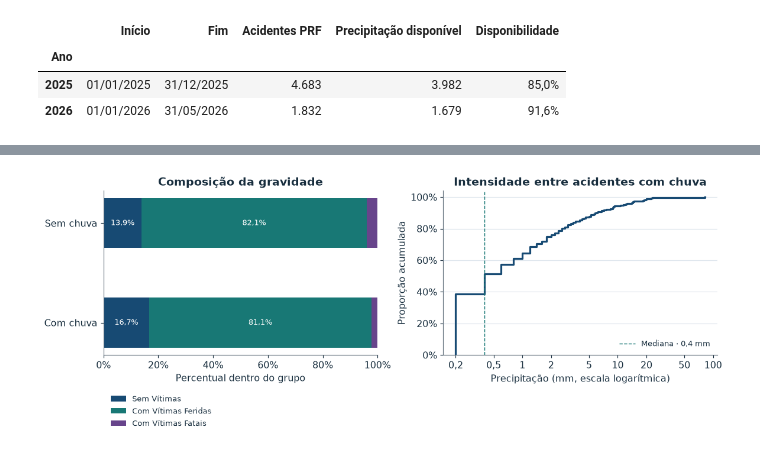
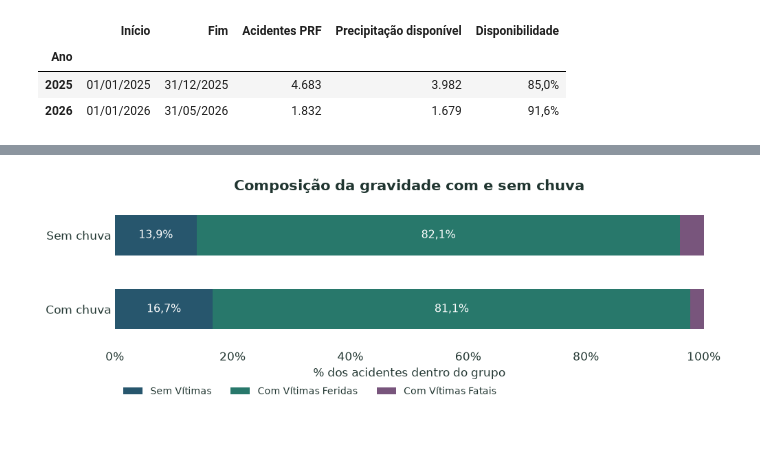
Before and after one commit to LimaGustav/RP2, a Jupyter notebook: RP2_Analise_PRF_INMET.ipynb, the cells around one changed output, grey strips where cells are left out. Saved outputs shown, nothing was run; the diff lists cells and outputs as text; code cells hidden in the pictures.

```diff
--- a/RP2_Analise_PRF_INMET.ipynb
+++ b/RP2_Analise_PRF_INMET.ipynb
@@ -216,0 +405,17 @@ A intensidade é resumida apenas entre os acidentes com precipitação positiva.
+# %%
+chuva_periodo = (
+    amostra.groupby(["ano", "classificacao_acidente"])["chuva_binaria"]
+    .agg(com_chuva="sum", n="size")
+)
+fig, eixos = plt.subplots(1, 2, figsize=(10.8, 3.2), layout="constrained")
+fig.suptitle("Chuva por gravidade e período · análise exploratória")
+for ax, (ano, grupo) in zip(eixos, chuva_periodo.groupby(level="ano")):
+    contagens = grupo.droplevel("ano").reindex(gravidades)
+    proporcoes = contagens["com_chuva"] / contagens["n"]
+    rotulos = [
+        f"{decimal(proporcao * 100)}%  ·  {inteiro(chuva)}/{inteiro(n)}"
+        for proporcao, chuva, n in zip(proporcoes, contagens["com_chuva"], contagens["n"])
+    ]
+    barras_por_gravidade(ax, proporcoes, rotulos, limite=0.245, passo=0.05)
+    ax.set(title=rotulos_periodo[ano], xlabel="% com precipitação acima de 0 mm")
+plt.show()
@@ -217,70 +430,33 @@ A intensidade é resumida apenas entre os acidentes com precipitação positiva.
 # %%
-gravidades = ["Sem Vítimas", "Com Vítimas Feridas", "Com Vítimas Fatais"]
 grupos = ["Sem chuva", "Com chuva"]
 frequencias = pd.crosstab(amostra["chuva_binaria"], amostra["classificacao_acidente"])
 frequencias = frequencias.reindex(index=[0, 1], columns=gravidades, fill_value=0)
 frequencias.index = pd.Index(grupos, name="Precipitação")
+frequencias.columns.name = None
 totais = frequencias.sum(axis=1)
 composicao = frequencias.div(totais, axis=0)
-positiva = amostra.loc[amostra["precipitacao_mm"].gt(0), "precipitacao_mm"]
+display(frequencias.assign(Total=totais).map(inteiro))
 
-resumo = frequencias.assign(Total=totais).map(inteiro)
-display(resumo)
-
-fig, (ax_gravidade, ax_intensidade) = plt.subplots(
-    1, 2, figsize=(11, 4.15), layout="constrained"
-)
+fig, ax = plt.subplots(figsize=(8.85, 2.95), layout="constrained")
 acumulado = pd.Series(0.0, index=grupos)
-for gravidade, cor in zip(gravidades, (AZUL, VERDE, ROXO)):
+for gravidade, cor in zip(gravidades, cores_gravidade):
     valores = composicao[gravidade]
-    ax_gravidade.barh(grupos, valores, left=acumulado, height=0.5, color=cor, label=gravidade)
+    ax.barh(grupos, valores, left=acumulado, height=0.54, color=cor, label=gravidade)
     for linha, grupo in enumerate(grupos):
         if valores.loc[grupo] >= 0.08:
-            ax_gravidade.text(
-                acumulado.loc[grupo] + valores.loc[grupo] / 2,
-                linha,
+            ax.text(
+                acumulado.loc[grupo] + valores.loc[grupo] / 2, linha,
                 f"{decimal(valores.loc[grupo] * 100)}%",
-                ha="center",
-                va="center",
-                color="white",
-                fontsize=9,
+                ha="center", va="center", color="white", fontsize=10,
             )
     acumulado += valores
 
-ax_gravidade.set(title="Composição da gravidade", xlabel="Percentual dentro do grupo", xlim=(0, 1))
-ax_gravidade.xaxis.set_major_formatter(PercentFormatter(1))
-ax_gravidade.invert_yaxis()
-ax_gravidade.legend(loc="upper left", bbox_to_anchor=(0, -0.2), fontsize=9)
-
-ax_intensidade.ecdf(positiva, color=AZUL, linewidth=2.2)
-ax_intensidade.axvline(
-    positiva.median(), color=VERDE, linestyle="--", linewidth=1,
-    label=f"Mediana · {decimal(positiva.median())} mm",
+ax.set(
+    title="Composição da gravidade com e sem chuva",
+    xlabel="% dos acidentes dentro do grupo",
+    xlim=(0, 1), ylim=(1.52, -0.52),
 )
-ax_intensidade.set(
-    title="Intensidade entre acidentes com chuva",
-    xlabel="Precipitação (mm, escala logarítmica)",
-    ylabel="Proporção acumulada",
-    xscale="log",
-    ylim=(0, 1.04),
-)
-ax_intensidade.yaxis.set_major_formatter(PercentFormatter(1))
-ax_intensidade.xaxis.set_major_locator(LogLocator(base=10, subs=(1, 2, 5)))
-ax_intensidade.xaxis.set_major_formatter(FuncFormatter(lambda valor, _: f"{valor:g}".replace(".", ",")))
-ax_intensidade.minorticks_off()
-ax_intensidade.grid(axis="y")
-ax_intensidade.legend(loc="lower right", fontsize=9)
+ax.xaxis.set_major_formatter(PercentFormatter(1, decimals=0))
+ax.legend(loc="upper left", bbox_to_anchor=(0, -0.2), ncols=3, fontsize=9)
 plt.show()
-
-display(Markdown(
-    f"Na amostra principal, **{decimal(100 * totais['Sem chuva'] / n_amostra)}%** "
-    f"dos acidentes tiveram registro de 0 mm. Entre os {inteiro(len(positiva))} acidentes "
-    f"com chuva, a mediana foi **{decimal(positiva.median())} mm**, o percentil 90 foi "
-    f"**{decimal(positiva.quantile(0.9))} mm** e o máximo foi **{decimal(positiva.max(), 0)} mm**. "
-    f"Foram observados **{inteiro(frequencias.loc['Com chuva', 'Com Vítimas Fatais'])} "
-    f"acidentes fatais** no grupo com chuva "
-    f"({decimal(composicao.loc['Com chuva', 'Com Vítimas Fatais'] * 100)}% do grupo) "
-    f"e **{inteiro(frequencias.loc['Sem chuva', 'Com Vítimas Fatais'])}** no grupo sem chuva "
-    f"({decimal(composicao.loc['Sem chuva', 'Com Vítimas Fatais'] * 100)}%)."
-))
 # %% [output]
@@ -288,4 +464,4 @@ display(Markdown(
 | Precipitação |  |  |  |  |
 | Sem chuva | 463 | 2.732 | 133 | 3.328 |
 | Com chuva | 67 | 326 | 9 | 402 |
-[figure, old version]
+[figure, new version]
```
Also changed, not shown: parts of 52 cells of this notebook.
